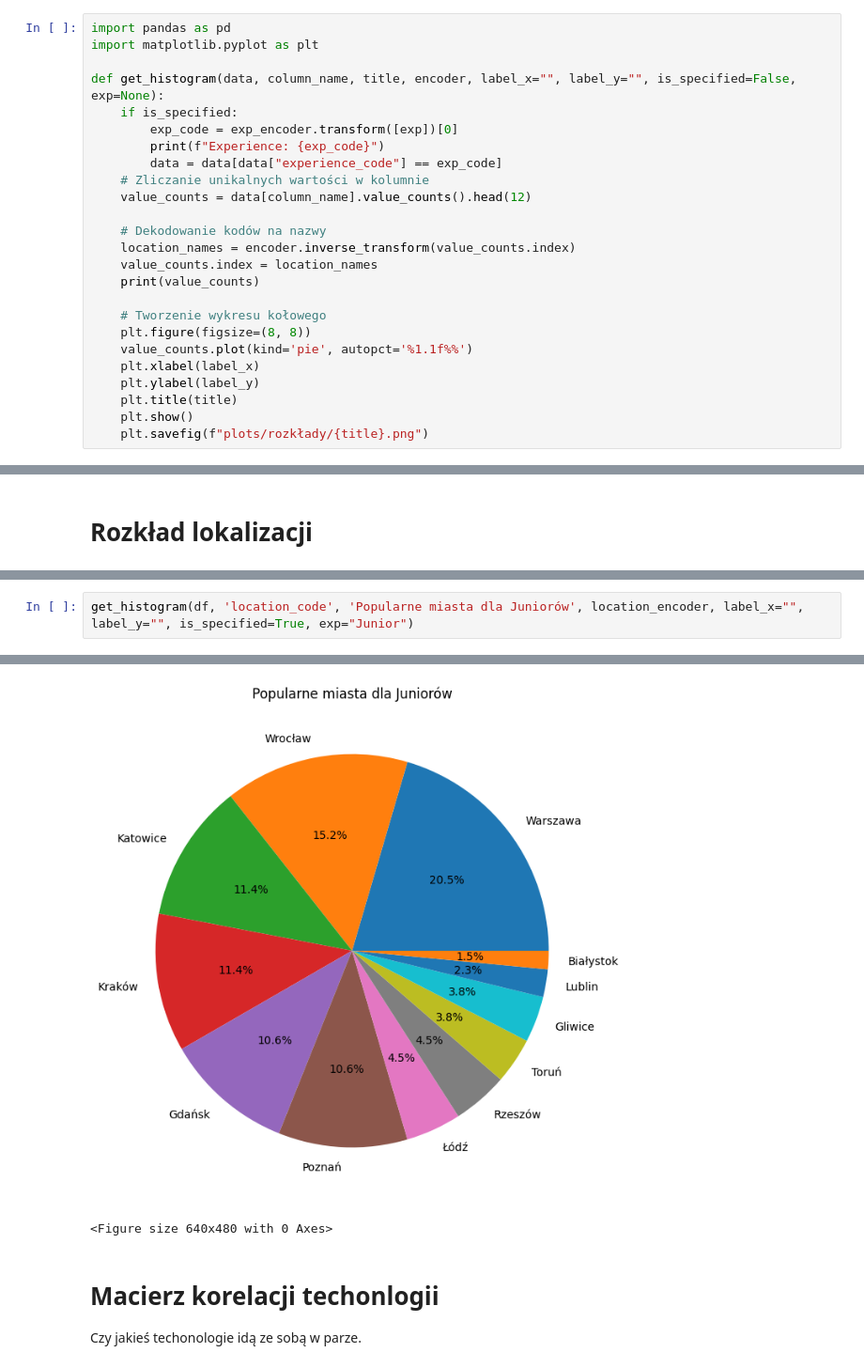
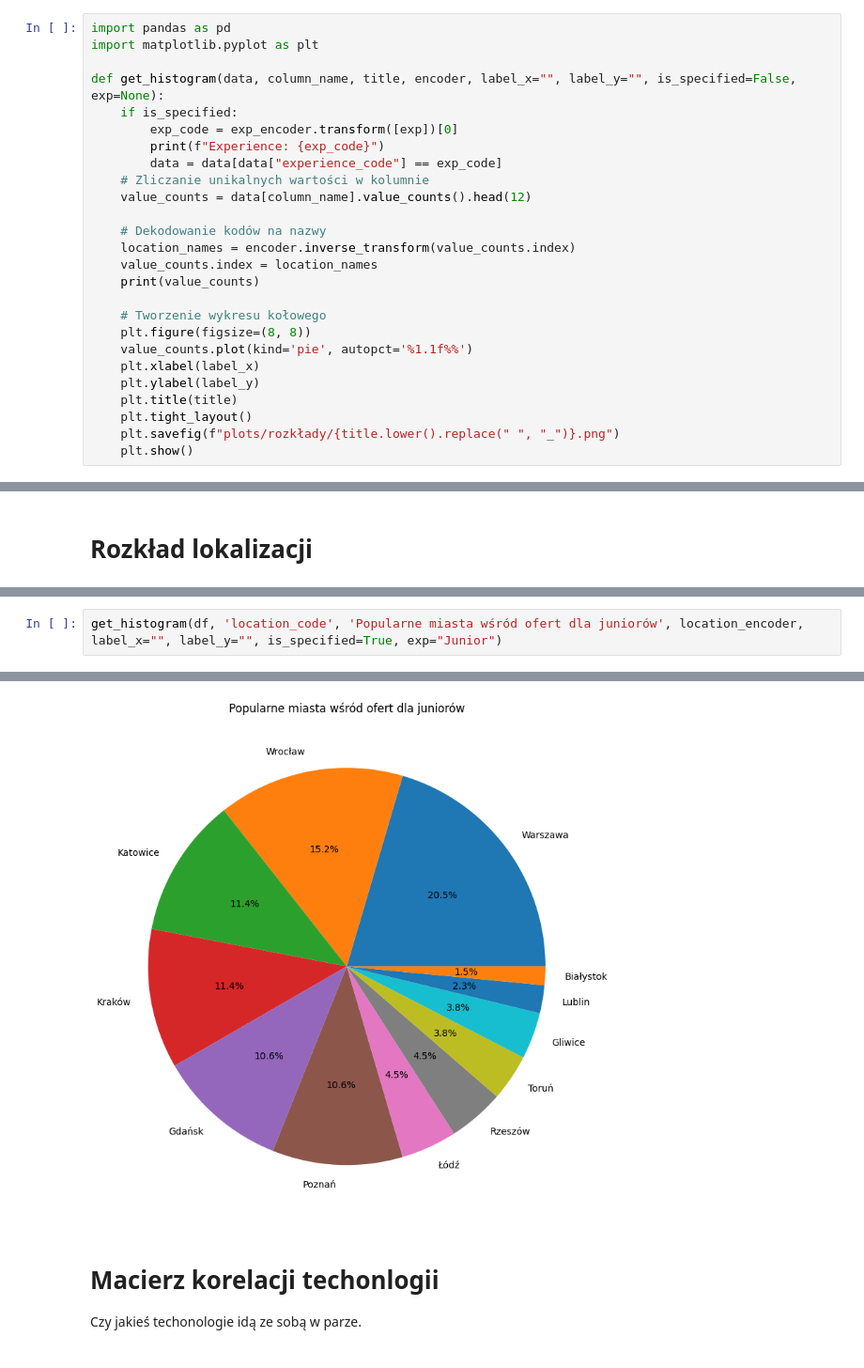
Before and after one commit to lukaszfabia/IT-salary-predictor, a Jupyter notebook: analysis/analysis.ipynb, the cells around one changed output, grey strips where cells are left out. Shown at 94% size. Cells and saved outputs as stored; diff of their text form.

```diff
--- a/analysis/analysis.ipynb
+++ b/analysis/analysis.ipynb
@@ -217,8 +216,9 @@ def get_histogram(data, column_name, title, encoder, label_x="", label_y="", is_
     plt.xlabel(label_x)
     plt.ylabel(label_y)
     plt.title(title)
+    plt.tight_layout()
+    plt.savefig(f"plots/rozkłady/{title.lower().replace(" ", "_")}.png")
     plt.show()
-    plt.savefig(f"plots/rozkłady/{title}.png")
 # %%
 def compute_amount_offers_for(exp):
     exp_code = exp_encoder.transform([exp])[0]
@@ -352,22 +347,21 @@ Name: count, dtype: int64
 # %%
-get_histogram(df, 'location_code', 'Popularne miasta dla Juniorów', location_encoder, label_x="", label_y="", is_specified=True, exp="Junior")
+get_histogram(df, 'location_code', 'Popularne miasta wśród ofert dla juniorów', location_encoder, label_x="", label_y="", is_specified=True, exp="Junior")
 # %% [output]
 Experience: 0
 Warszawa     27
 Wrocław      20
 Katowice     15
 Kraków       15
 Gdańsk       14
 Poznań       14
 Łódź          6
 Rzeszów       6
 Toruń         5
 Gliwice       5
 Lublin        3
 Białystok     2
 Name: count, dtype: int64
-[figure, old version]
+[figure, new version]
-<Figure size 640x480 with 0 Axes>
 # %% [markdown]
 # Macierz korelacji techonlogii
 
```
Also changed, not shown: parts of 25 cells of this notebook, 32 other files.
